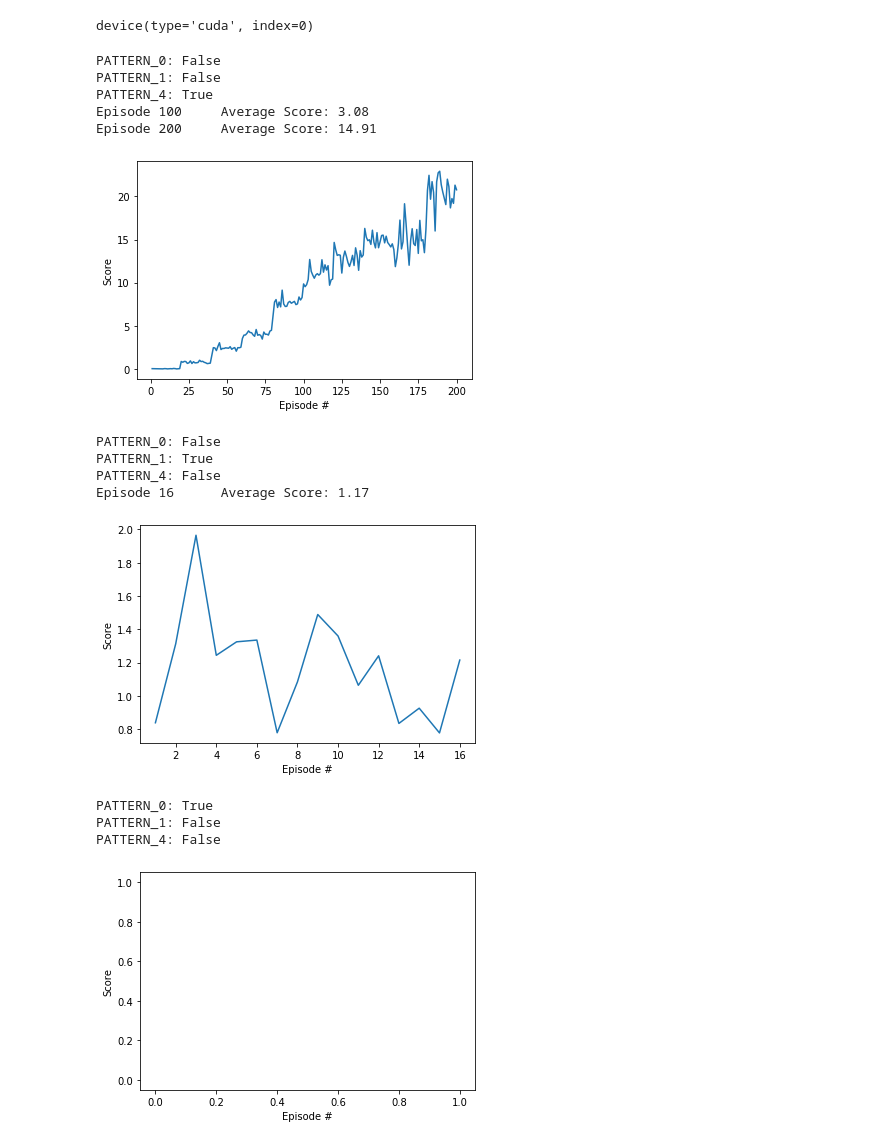
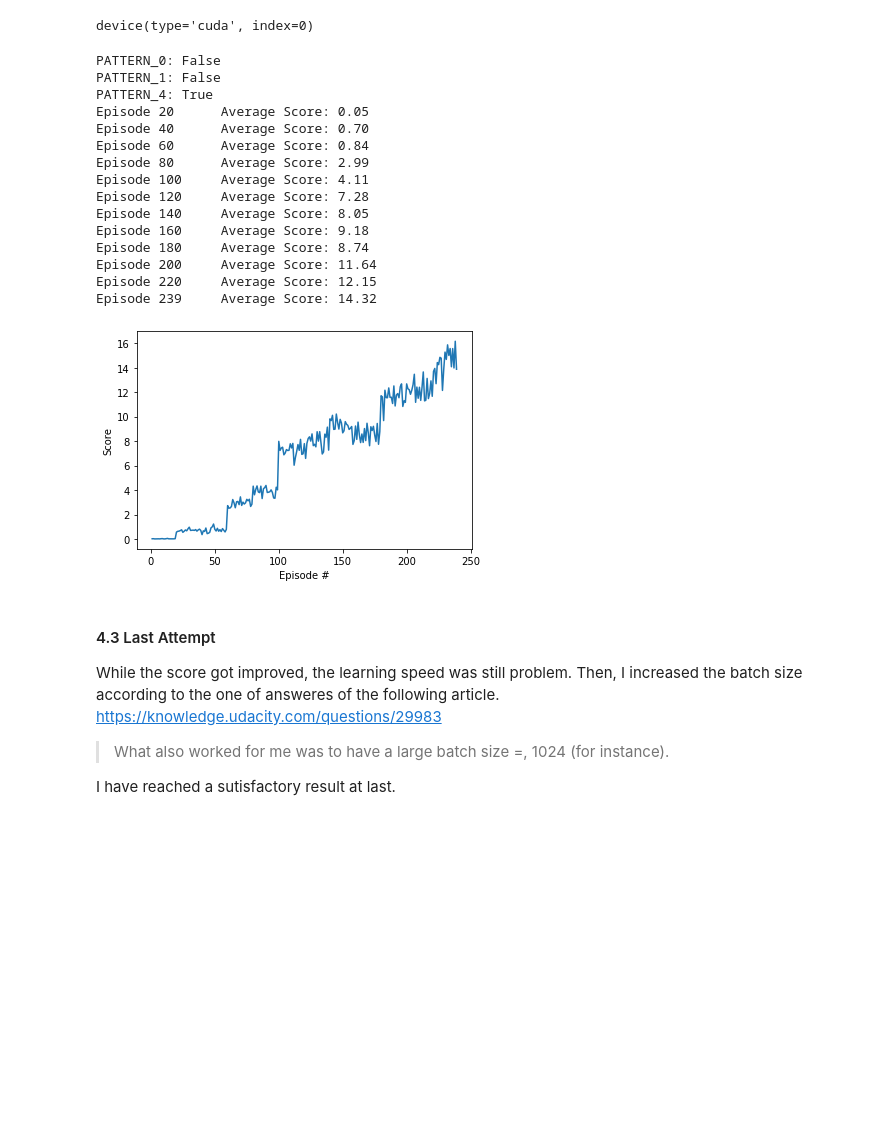
Before and after one commit to YoshiyukiKono/DRL_P2_Continuous-Control, a Jupyter notebook: Continuous_Control_multi.ipynb, the cells around one changed output. Saved outputs shown, nothing was run; the diff lists cells and outputs as text; code cells hidden in the pictures; blank space fills up the shorter version.

```diff
--- a/Continuous_Control_multi.ipynb
+++ b/Continuous_Control_multi.ipynb
@@ -970,38 +898,47 @@ BATCH_SIZE = 1024 #128        # minibatch size
 # %%
 TARGET_REWARD=45
 
 PATTERN_0 = False #False
 PATTERN_1 = False #False
 PATTERN_4 = True #True
 
 #agents = []
 #for i in range(num_agents):
 #    agents.append(AgentBN(state_size=state_size, action_size=action_size, random_seed=2))
 
 agent = AgentBN(state_size=state_size, action_size=action_size, random_seed=2)
 
 #4. Increase max_t from 300 to 1,000
-scores = ddpg(agent, num_agents, n_episodes=500, max_t=1000, print_every=20, target_reward=TARGET_REWARD)
+scores = ddpg(agent, num_agents, n_episodes=400, max_t=1000, print_every=20, target_reward=TARGET_REWARD)
 
 fig = plt.figure()
 ax = fig.add_subplot(111)
 plt.plot(np.arange(1, len(scores)+1), scores)
 plt.ylabel('Score')
 plt.xlabel('Episode #')
 plt.show()
 # %% [output]
 PATTERN_0: False
 PATTERN_1: False
 PATTERN_4: True
-Episode 100     Average Score: 3.08
-Episode 200     Average Score: 14.91
+Episode 20      Average Score: 0.05
+Episode 40      Average Score: 0.70
+Episode 60      Average Score: 0.84
+Episode 80      Average Score: 2.99
+Episode 100     Average Score: 4.11
+Episode 120     Average Score: 7.28
+Episode 140     Average Score: 8.05
+Episode 160     Average Score: 9.18
+Episode 180     Average Score: 8.74
+Episode 200     Average Score: 11.64
+Episode 220     Average Score: 12.15
+Episode 239     Average Score: 14.32
-[figure, old version]
+[figure, new version]
-PATTERN_0: False
-PATTERN_1: True
-PATTERN_4: False
-Episode 16      Average Score: 1.17
-[figure, removed]
-PATTERN_0: True
-PATTERN_1: False
-PATTERN_4: False
-[figure, removed]
+# %% [markdown]
+#### 4.3 Last Attempt
+
+While the score got improved, the learning speed was still problem. Then, I increased the batch size according to the one of answeres of the following article.
+https://knowledge.udacity.com/questions/29983
+> What also worked for me was to have a large batch size =, 1024 (for instance).
+
+I have reached a sutisfactory result at last.
```
Also changed, not shown: parts of 11 cells of this notebook, 2 other files.
